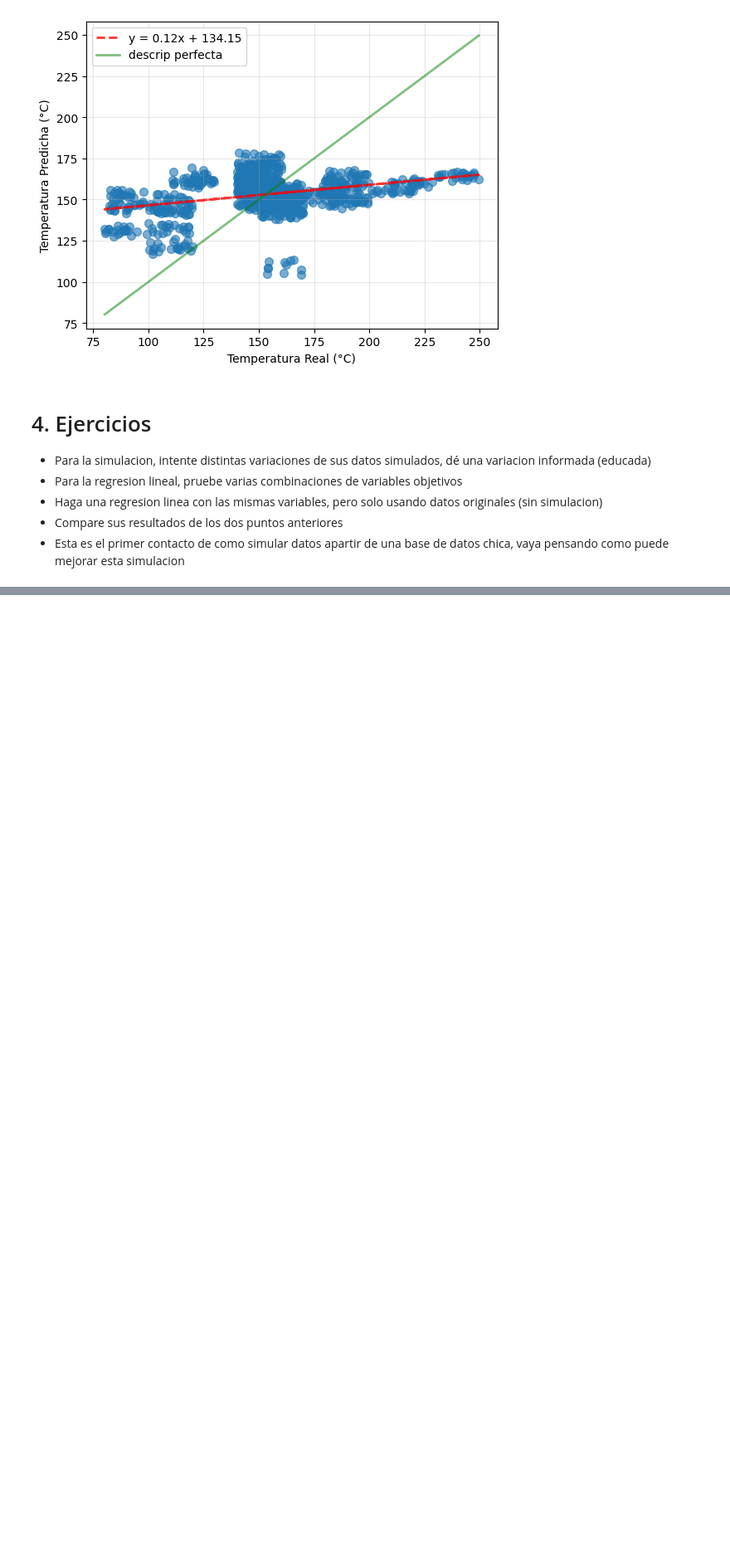
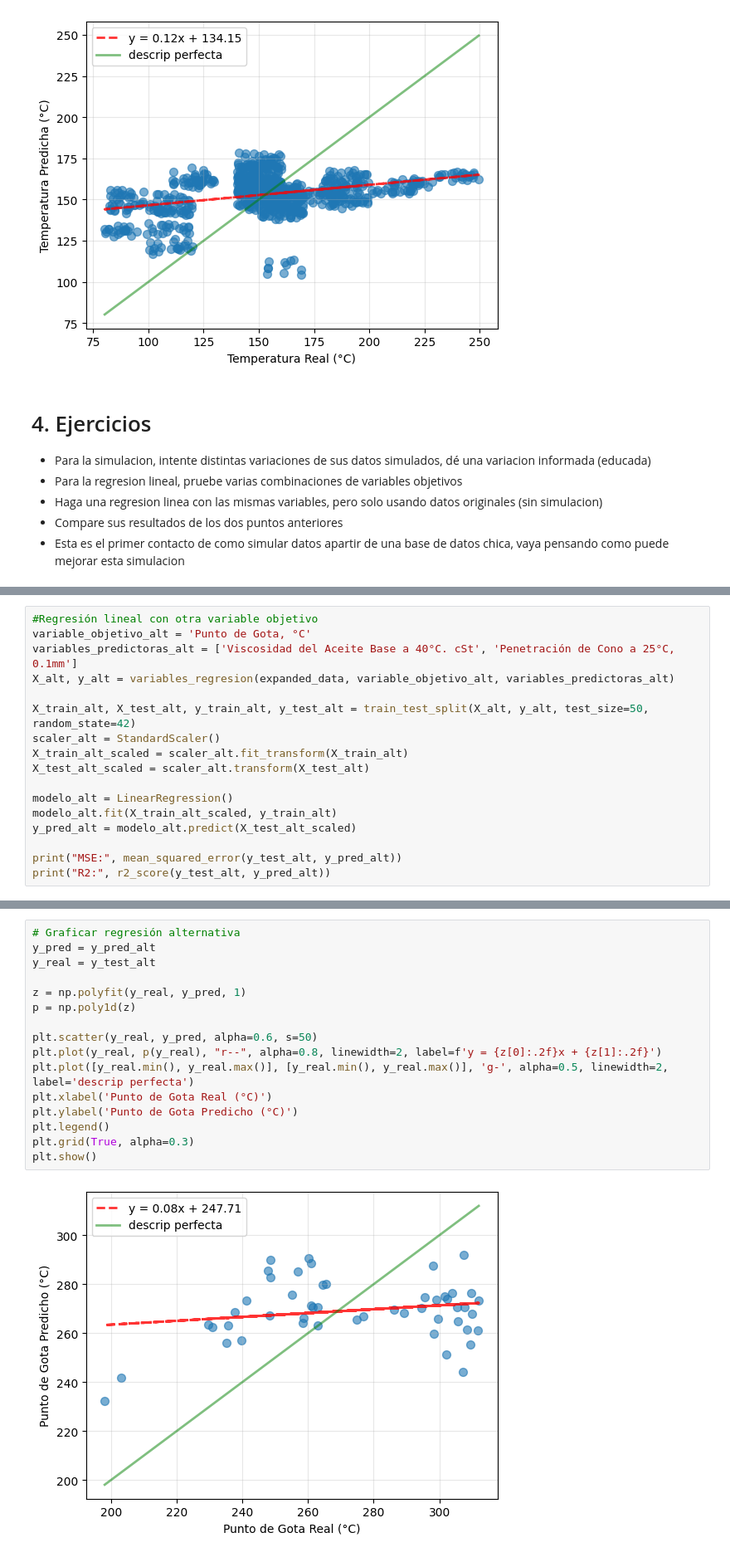
Before and after one commit to luiscarlosmarrufo/reto-interlub, a Jupyter notebook: notebooks/clase/1RetoInterlub_M2003B_student.ipynb, the cells around one changed output, grey strips where cells are left out. Shown at 83% size. Saved outputs shown, nothing was run; the diff lists cells and outputs as text; blank space fills up the shorter version.

```diff
--- a/notebooks/clase/1RetoInterlub_M2003B_student.ipynb
+++ b/notebooks/clase/1RetoInterlub_M2003B_student.ipynb
@@ -376,0 +387,17 @@ plt.grid(True, alpha=0.3)
+# %%
+#Regresión lineal con otra variable objetivo
+variable_objetivo_alt = 'Punto de Gota, °C'
+variables_predictoras_alt = ['Viscosidad del Aceite Base a 40°C. cSt', 'Penetración de Cono a 25°C, 0.1mm']
+X_alt, y_alt = variables_regresion(expanded_data, variable_objetivo_alt, variables_predictoras_alt)
+
+X_train_alt, X_test_alt, y_train_alt, y_test_alt = train_test_split(X_alt, y_alt, test_size=50, random_state=42)
+scaler_alt = StandardScaler()
+X_train_alt_scaled = scaler_alt.fit_transform(X_train_alt)
+X_test_alt_scaled = scaler_alt.transform(X_test_alt)
+
+modelo_alt = LinearRegression()
+modelo_alt.fit(X_train_alt_scaled, y_train_alt)
+y_pred_alt = modelo_alt.predict(X_test_alt_scaled)
+
+print("MSE:", mean_squared_error(y_test_alt, y_pred_alt))
+print("R2:", r2_score(y_test_alt, y_pred_alt))
@@ -376,0 +435,18 @@ plt.grid(True, alpha=0.3)
+# %%
+# Graficar regresión alternativa
+y_pred = y_pred_alt
+y_real = y_test_alt
+
+z = np.polyfit(y_real, y_pred, 1)
+p = np.poly1d(z)
+
+plt.scatter(y_real, y_pred, alpha=0.6, s=50)
+plt.plot(y_real, p(y_real), "r--", alpha=0.8, linewidth=2, label=f'y = {z[0]:.2f}x + {z[1]:.2f}')
+plt.plot([y_real.min(), y_real.max()], [y_real.min(), y_real.max()], 'g-', alpha=0.5, linewidth=2, label='descrip perfecta')
+plt.xlabel('Punto de Gota Real (°C)')
+plt.ylabel('Punto de Gota Predicho (°C)')
+plt.legend()
+plt.grid(True, alpha=0.3)
+plt.show()
+# %% [output]
+[figure, added]
```
Also changed, not shown: parts of 6 cells of this notebook, 1 other file.
